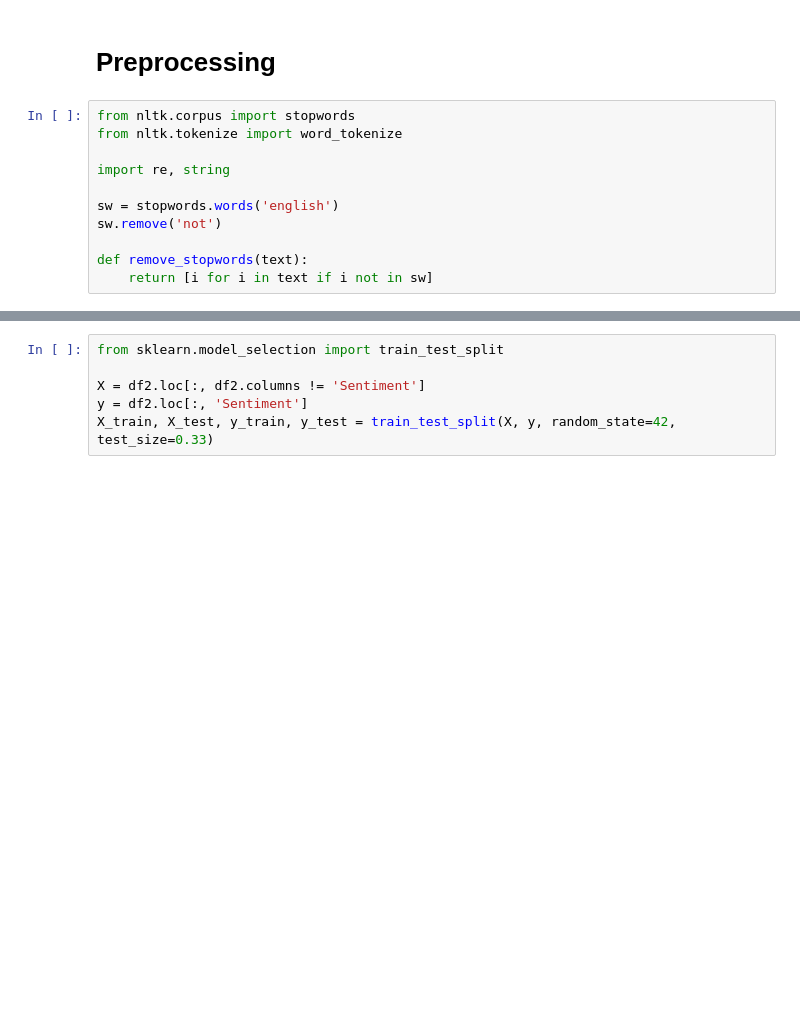
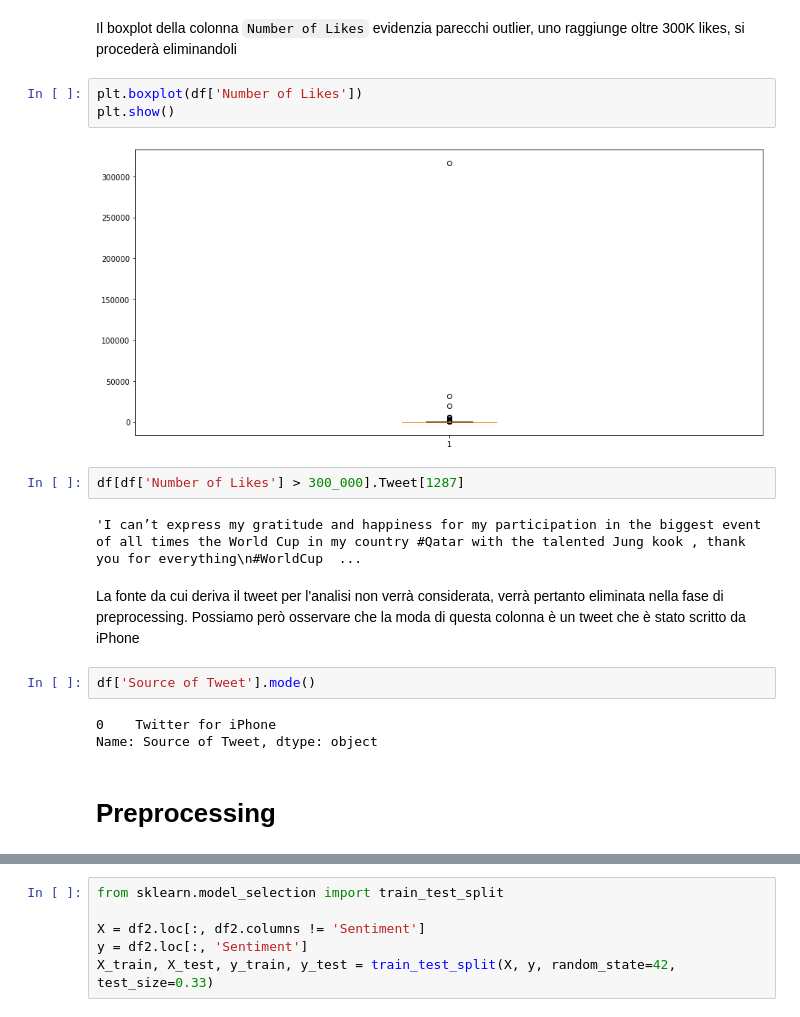
Before and after one commit to MatteoSchifano/Phishing-URL-Classification, a Jupyter notebook: notebooks/nlp.ipynb, the cells around one changed output, grey strips where cells are left out. Drawn from its saved outputs; the diff is of its cells as text; blank space fills up the shorter version.

````diff
--- a/notebooks/nlp.ipynb
+++ b/notebooks/nlp.ipynb
@@ -55,13 +82,21 @@ df.describe()
+# %% [markdown]
+Il boxplot della colonna ```Number of Likes``` evidenzia parecchi outlier, uno raggiunge oltre 300K likes, si procederà eliminandoli
+# %%
+plt.boxplot(df['Number of Likes'])
+plt.show()
+# %% [output]
+[figure, added]
+# %%
+df[df['Number of Likes'] > 300_000].Tweet[1287]
+# %% [output]
+'I can’t express my gratitude and happiness for my participation in the biggest event of all times the World Cup in my country #Qatar with the talented Jung kook , thank you for everything\n#WorldCup  ...
+# %% [markdown]
+La fonte da cui deriva il tweet per l'analisi non verrà considerata, verrà pertanto eliminata nella fase di preprocessing.
+Possiamo però osservare che la moda di questa colonna è un tweet che è stato scritto da iPhone
+# %%
+df['Source of Tweet'].mode()
+# %% [output]
+0    Twitter for iPhone
+Name: Source of Tweet, dtype: object
 # %% [markdown]
 # Preprocessing
-# %%
-from nltk.corpus import stopwords
-from nltk.tokenize import word_tokenize
-
-import re, string
-
-sw = stopwords.words('english')
-sw.remove('not')
-
-def remove_stopwords(text):
-    return [i for i in text if i not in sw]
````
Also changed, not shown: parts of 38 cells of this notebook, 5 other files.
